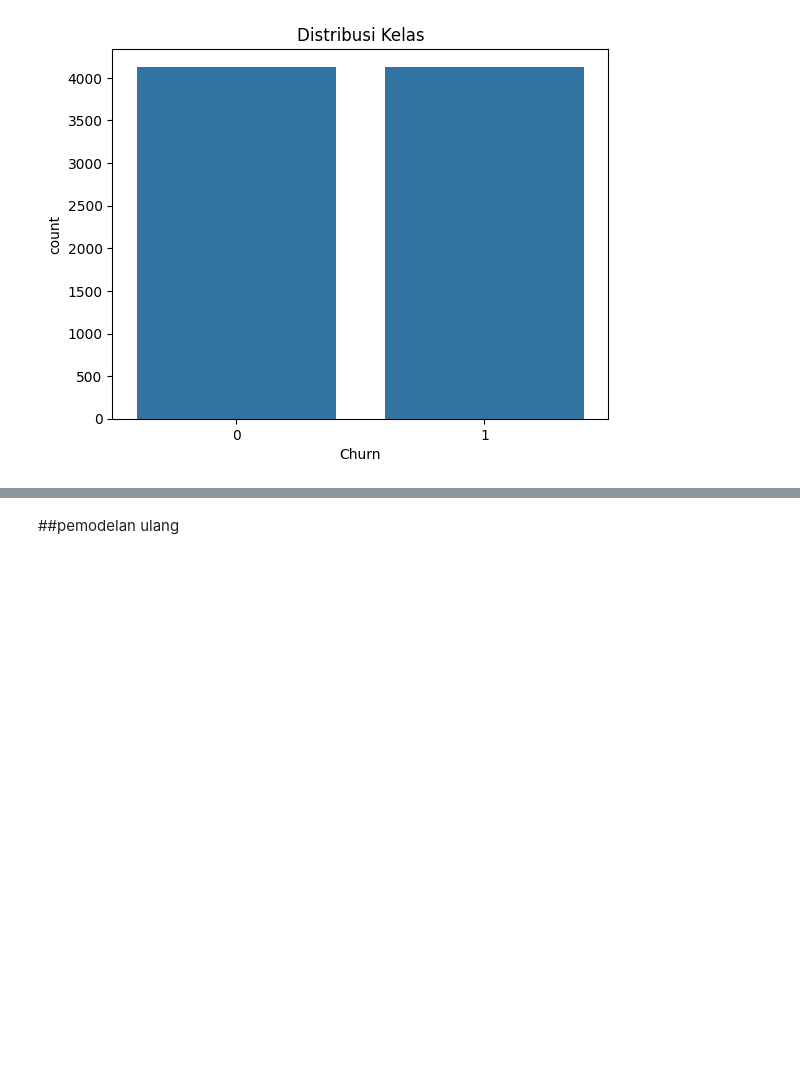
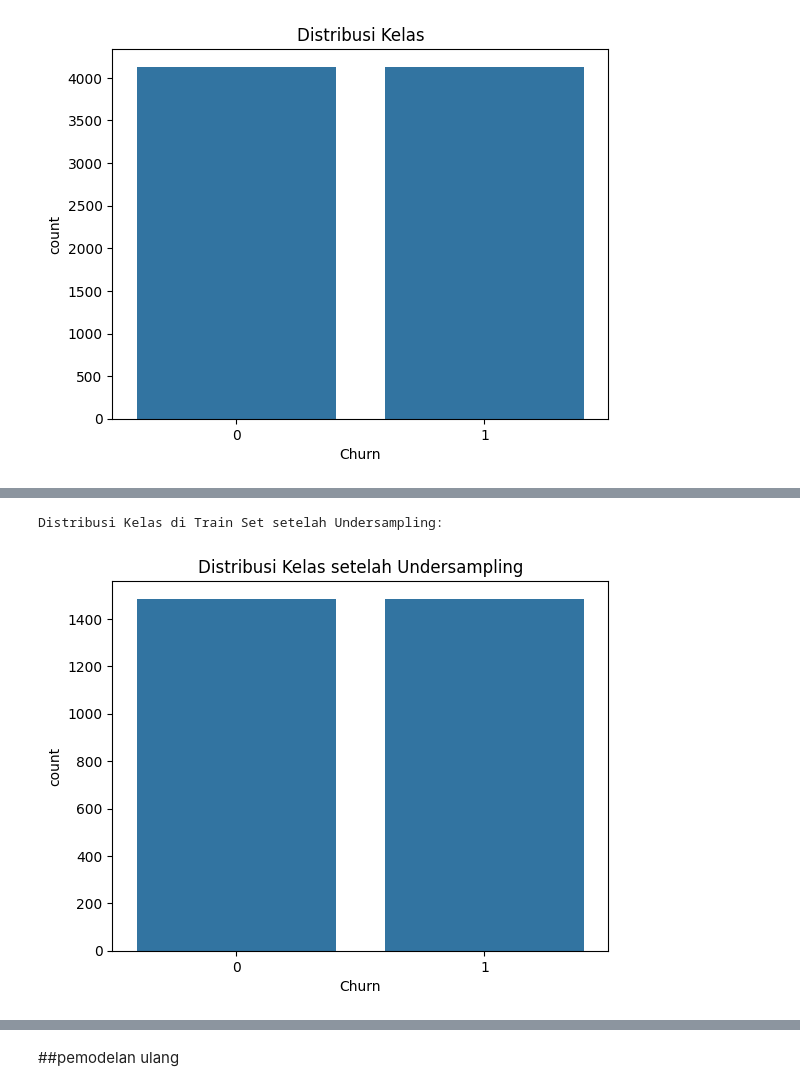
Before and after one commit to kyrufa/Bengkod-DS, a Jupyter notebook: ipynb/A11_2022_14050_DS04_UAS_BENGKOD.ipynb, the cells around one changed output, grey strips where cells are left out. Cells and saved outputs as stored; diff of their text form; code cells hidden in the pictures; blank space fills up the shorter version.

```diff
--- a/ipynb/A11_2022_14050_DS04_UAS_BENGKOD.ipynb
+++ b/ipynb/A11_2022_14050_DS04_UAS_BENGKOD.ipynb
@@ -496,0 +515,15 @@ Distribusi Kelas di Train Set:
+# %%
+#undersampling
+from imblearn.under_sampling import RandomUnderSampler
+X_train_original, _, y_train_original, _ = train_test_split(X, y, test_size=0.2, random_state=42, stratify=y)
+
+undersampler = RandomUnderSampler(random_state=42)
+X_train_under, y_train_under = undersampler.fit_resample(X_train_original, y_train_original)
+
+print("Distribusi Kelas di Train Set setelah Undersampling:")
+sns.countplot(x=y_train_under)
+plt.title("Distribusi Kelas setelah Undersampling")
+plt.show()
+# %% [output]
+Distribusi Kelas di Train Set setelah Undersampling:
+[figure, added]
```
Also changed, not shown: parts of 19 cells of this notebook, 1 other file.
